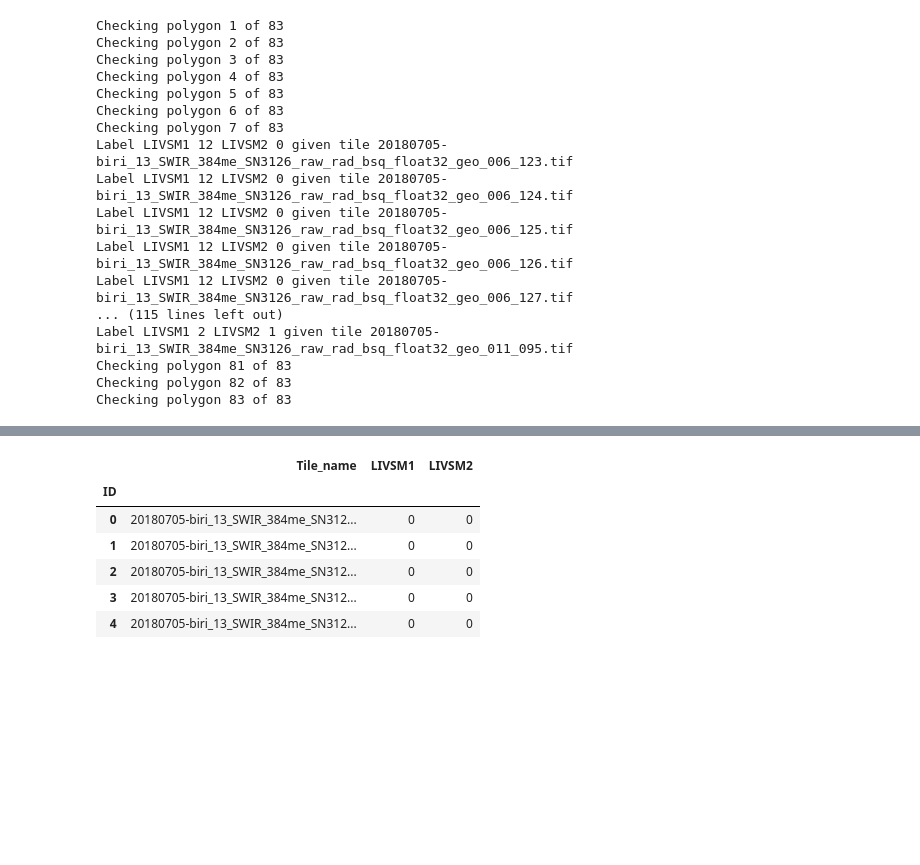
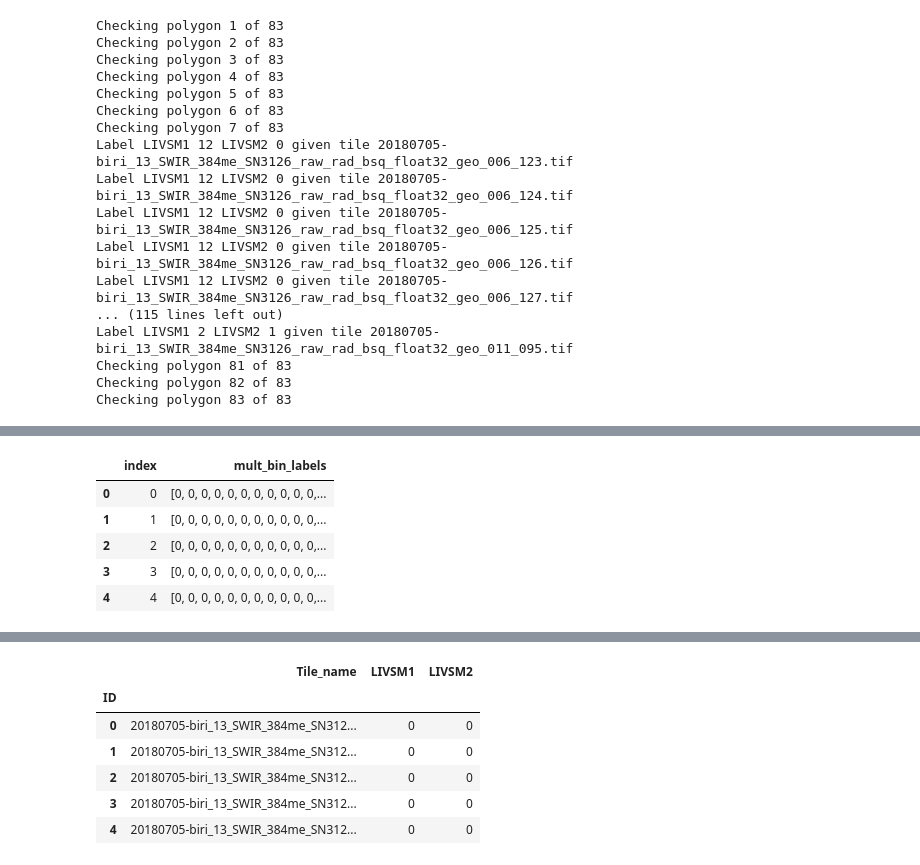
Before and after one commit to JonHidlePedersen/Master-thesis-Jon-Hidle-Pedersen, a Jupyter notebook: Kode/Split_and_sort_tiles.ipynb, the cells around one changed output, grey strips where cells are left out. Drawn from its saved outputs; the diff is of its cells as text; code cells hidden in the pictures; blank space fills up the shorter version.

```diff
--- a/Kode/Split_and_sort_tiles.ipynb
+++ b/Kode/Split_and_sort_tiles.ipynb
@@ -205,0 +220,15 @@ Checking polygon 83 of 83
+# %%
+# Convert binarized_labels to dataframe
+bin_labels_dict = {'index': list(range(len(binarized_labels))),
+        'mult_bin_labels': binarized_labels.tolist()}
+binarized_labels_dataframe = pd.DataFrame(bin_labels_dict, columns = ['index', 'mult_bin_labels'])
+
+# view the dataset
+binarized_labels_dataframe.head()
+# %% [output]
+|  | index | mult_bin_labels |
+| 0 | 0 | [0, 0, 0, 0, 0, 0, 0, 0, 0, 0, 0,... |
+| 1 | 1 | [0, 0, 0, 0, 0, 0, 0, 0, 0, 0, 0,... |
+| 2 | 2 | [0, 0, 0, 0, 0, 0, 0, 0, 0, 0, 0,... |
+| 3 | 3 | [0, 0, 0, 0, 0, 0, 0, 0, 0, 0, 0,... |
+| 4 | 4 | [0, 0, 0, 0, 0, 0, 0, 0, 0, 0, 0,... |
```
Also changed, not shown: parts of 7 cells of this notebook, 2 other files.
